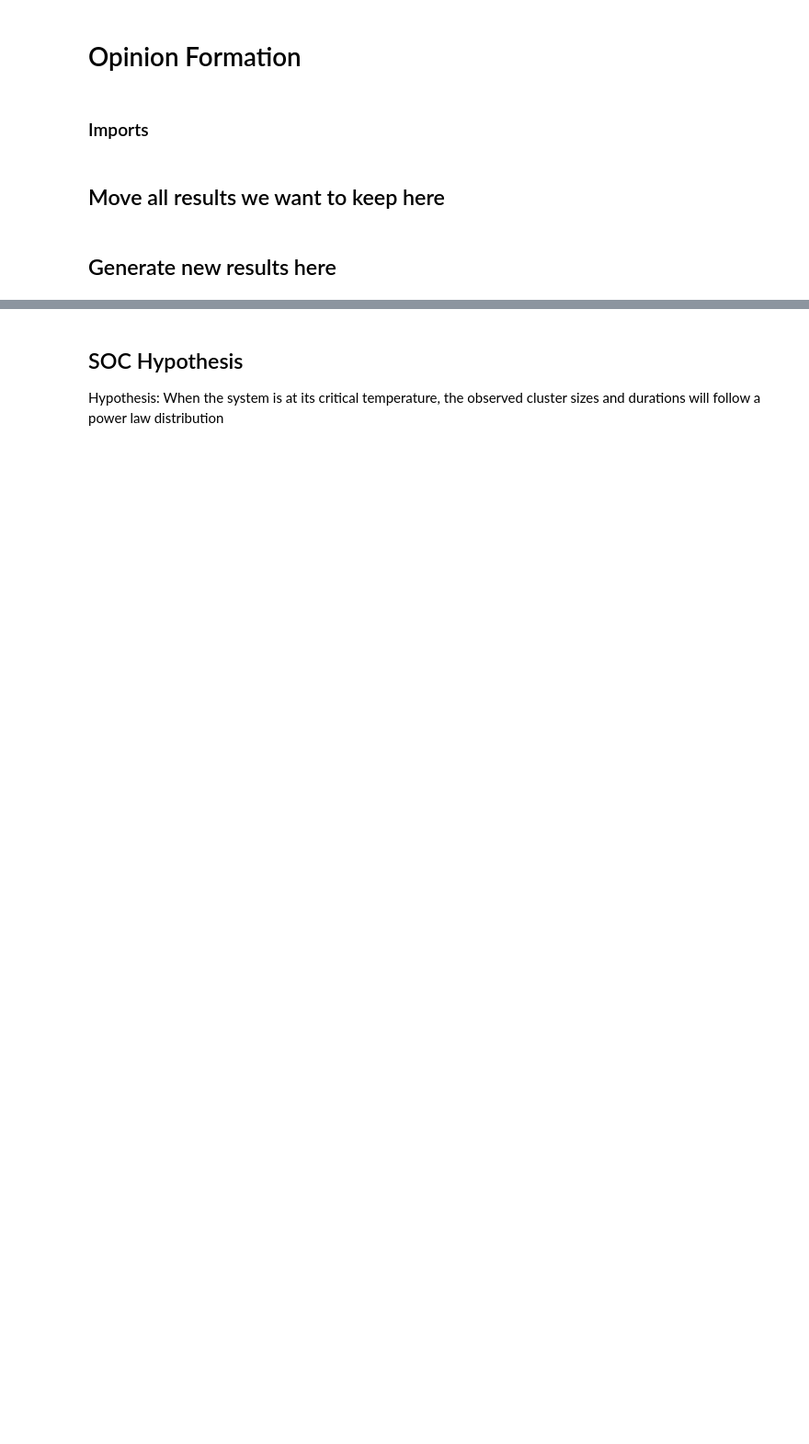
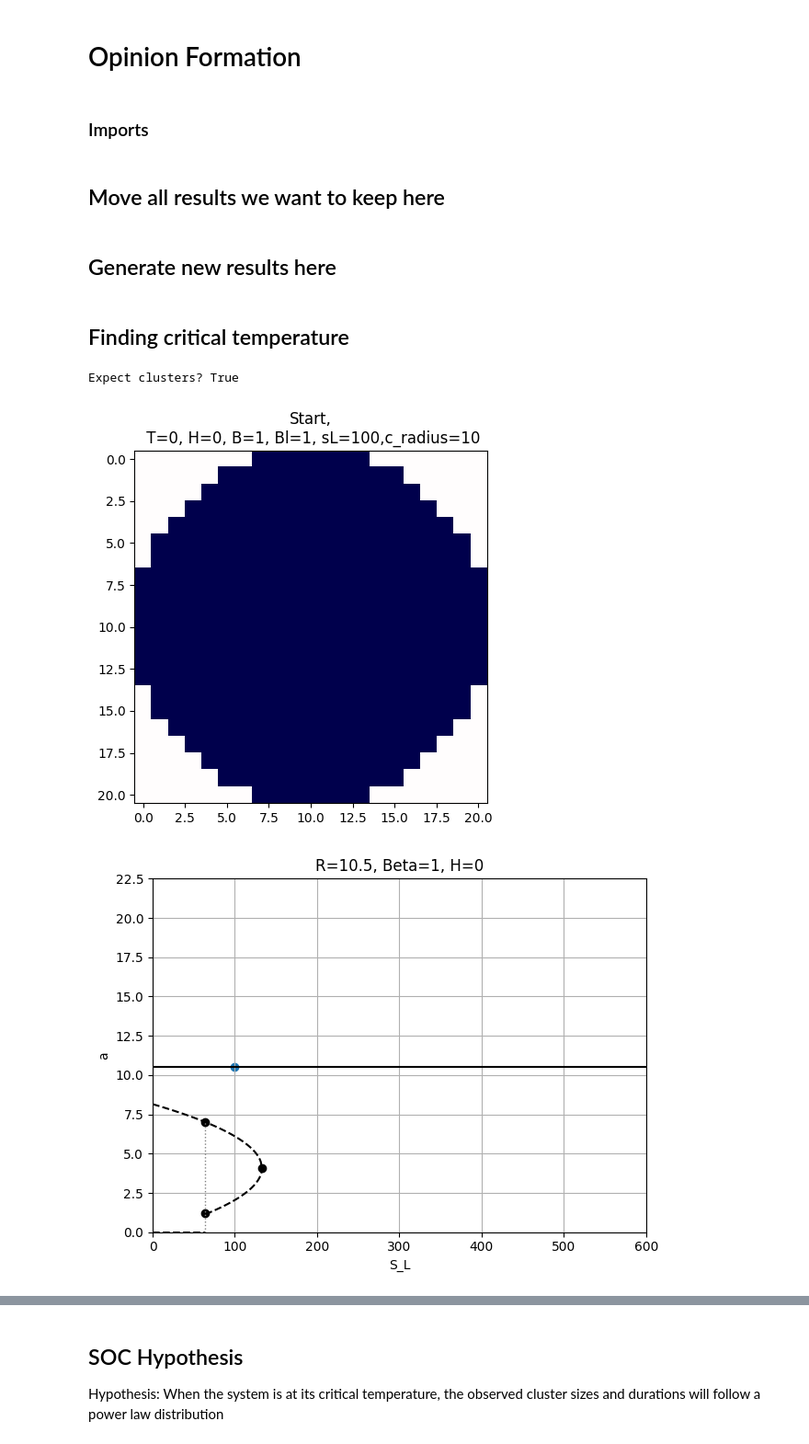
Before and after one commit to jonas4climate/opinion-formation-complexity, a Jupyter notebook: opinion_formation.ipynb, the cells around one changed output, grey strips where cells are left out. Shown at 92% size. Cells and saved outputs as stored; diff of their text form; code cells hidden in the pictures; blank space fills up the shorter version.

Commit message:
Migrating critical temperature and threshold to functions

```diff
--- a/opinion_formation.ipynb
+++ b/opinion_formation.ipynb
@@ -24,3 +23,19 @@ import powerlaw
 ## Move all results we want to keep here
 # %% [markdown]
 ## Generate new results here
+# %% [markdown]
+## Finding critical temperature
+# %%
+################################
+# System Parameters            #
+################################
+GRIDSIZE_X,GRIDSIZE_Y = 21,21
+BETA_PEOPLE = 1
+BETA_LEADER = 1
+H = 0
+P_OCCUPATION = 1
+P_OPINION_1 = 0 # In this scenario everybody believed the leader at start, so should be 0
+S_LEADER = 100             # The one
+a_0 = 1
+S_MEAN = 1
+TEMP = 0 # Starts at 0
@@ -26,0 +58,54 @@ import powerlaw
+# %%
+# Do one iteration and plot to ensure
+# (1) everybody has same belief
+# (2) in analytical diagram, we are in zone within prabola
+
+TIMESTEPS_DEMO = 1
+
+if TEMP == 0:
+    expect_cluster = ca.analytical_expect_clusters(
+        GRIDSIZE_X/2, BETA_PEOPLE, H, S_LEADER)
+    print('Expect clusters?', expect_cluster)
+
+model = ca.CA(gridsize_x=GRIDSIZE_X, gridsize_y=GRIDSIZE_Y, temp=TEMP, beta=BETA_PEOPLE, beta_leader=BETA_LEADER, h=H, p_occupation=P_OCCUPATION, p_opinion_1=P_OPINION_1, s_leader=S_LEADER, s_mean=S_MEAN)
+data = model.evolve(TIMESTEPS_DEMO)
+simulation = data['opinions']
+cluster_sizes = data['cluster_sizes']
+
+# Plot first frame
+plt.figure()
+plt.imshow(model.starting_grid, cmap='seismic',interpolation='nearest', vmin=-1, vmax=1)
+plt.title(f'Start,\n T={TEMP}, H={H}, B={BETA_PEOPLE}, Bl={BETA_LEADER}, sL={S_LEADER},c_radius={int(cluster_sizes[0])}')
+plt.tight_layout()
+plt.show()
+
+
+
+# Plot diagram to ensure we are within parabola!
+fig, ax = ca.plot_diagram(GRIDSIZE_X/2,BETA_PEOPLE,H)
+
+ax.scatter(S_LEADER,cluster_sizes[-1])
+
+
+R = GRIDSIZE_X/2
+S_L_min = ca.minimun_leader_strength(R,BETA_PEOPLE,H)
+S_L_max = ca.maximun_leader_strength(R,BETA_PEOPLE,H)
+cluster_min = ca.a(R,BETA_PEOPLE,H,S_L_min)
+cluster_max = ca.a(R,BETA_PEOPLE,H,S_L_max)
+xmin,xmax = 0,2*S_L_max
+ymin,ymax = 0,22.5
+
+
+
+# Analytical assert just in case!
+S_L_min = ca.minimun_leader_strength(R,BETA_PEOPLE,H)
+S_L_max = ca.maximun_leader_strength(R,BETA_PEOPLE,H)
+
+
+assert (S_L_min <= S_LEADER and S_LEADER<= S_L_max), f'To calibrate Tc, leader influence must be between analytical S_L_min and S_L_max values, {S_L_min} <= {S_LEADER} <= {S_L_max}'
+
+assert (cluster_sizes[0] == R), f'To calibrate for the critical temperature, the innitial cluster must be of size R, {cluster_sizes[0]},{R}'
+# %% [output]
+Expect clusters? True
+[figure, added]
+[figure, added]
```
Also changed, not shown: parts of 17 cells of this notebook, 6 other files.
